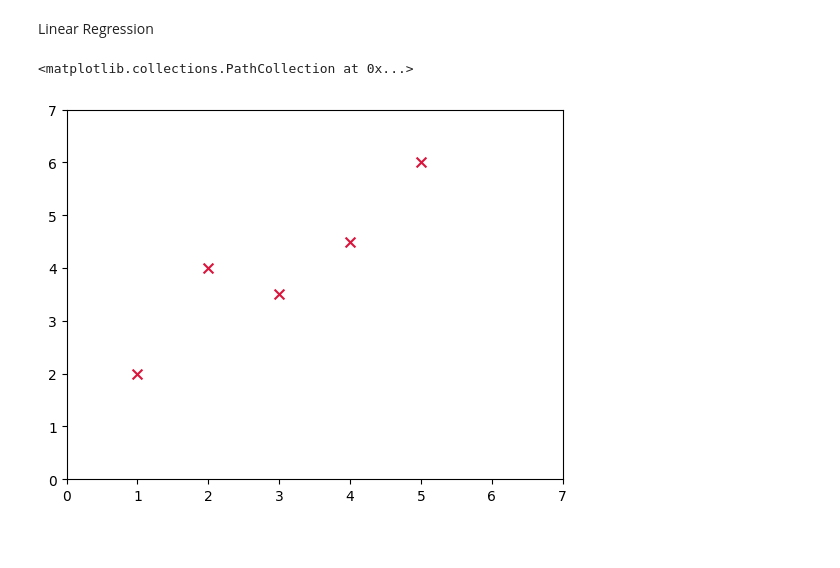
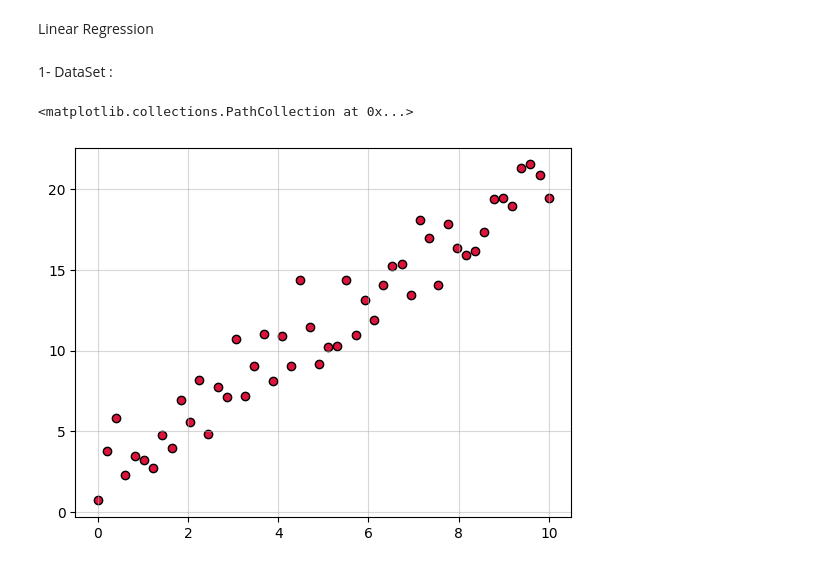
Before and after one commit to AbdelDjaliLBlk/CS-Materials, a Jupyter notebook: Semestre07/Machine Learning/Regression.ipynb, the cells around one changed output. Drawn from its saved outputs; the diff is of its cells as text; code cells hidden in the pictures; blank space fills up the shorter version.

```diff
--- a/Semestre07/Machine Learning/Regression.ipynb
+++ b/Semestre07/Machine Learning/Regression.ipynb
@@ -3,15 +3,15 @@ Linear Regression
 # %%
 import numpy as np
 import matplotlib.pyplot as plt
+# %% [markdown]
+1- DataSet :
 # %%
-x = np.linspace(0, 7, 100)
-points_x = np.array([1, 2, 3, 4, 5])
-points_y = np.array([2, 4, 3.5, 4.5, 6])
+a = 0.5 ; b = 0.4
+x = np.linspace(0, 10, 50)
+y = 2 * x + 1 + np.random.randn(50) * 1.5
+fig , ax = plt.subplots()
+ax.grid(6,alpha=0.5)
+ax.scatter(x,y,c="crimson",edgecolors='k')
+# %% [output]
+<matplotlib.collections.PathCollection at 0x...>
+[figure, added]
-# %%
-fig , ax = plt.subplots()
-ax.set_ylim(0,7)
-ax.set_xlim(0,7)
-ax.scatter(points_x,points_y,s=50,c="crimson",marker = "x")
-# %% [output]
-<matplotlib.collections.PathCollection at 0x...>
-[figure, removed]
```
Also changed, not shown: parts of 6 cells of this notebook, 7 other files.
